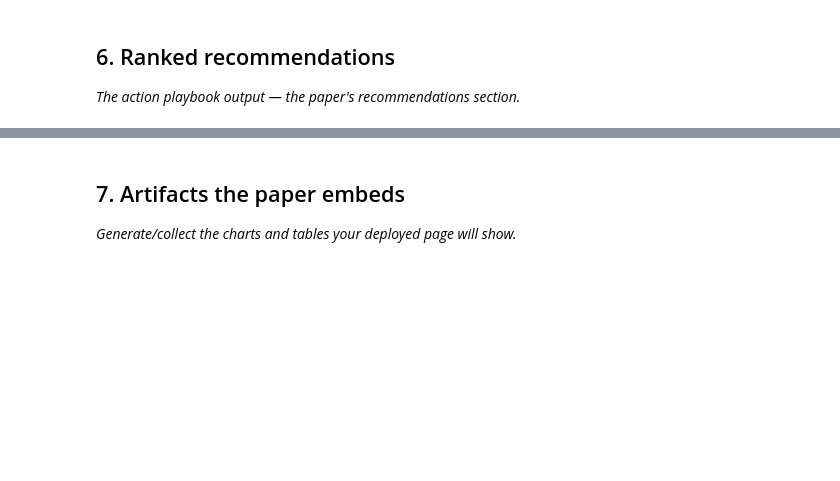
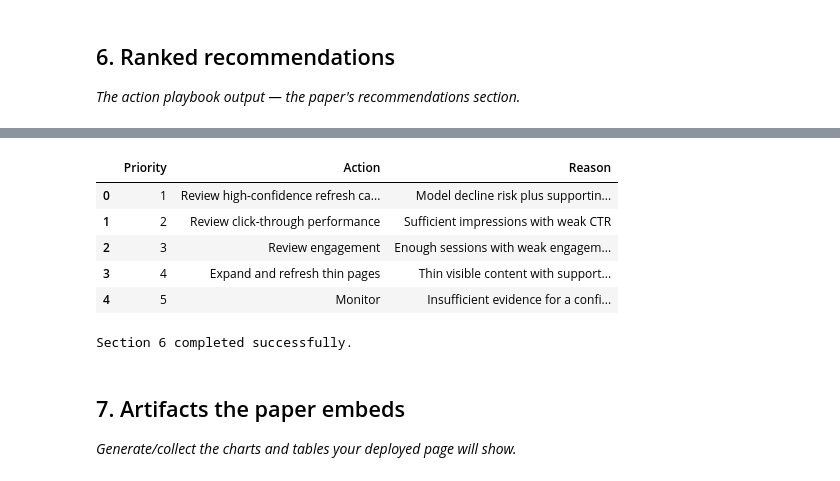
Before and after one commit to muqaddaszaheer/flyrank-ml-internship, a Jupyter notebook: work/notebooks/capstone.ipynb, the cells around one changed output, grey strips where cells are left out. Saved outputs shown, nothing was run; the diff lists cells and outputs as text; code cells hidden in the pictures; blank space fills up the shorter version.

```diff
--- a/work/notebooks/capstone.ipynb
+++ b/work/notebooks/capstone.ipynb
@@ -33,3 +270,43 @@ This skeleton is yours to fill. Work the sections **in order** — each one has
+# %%
+recommendations = pd.DataFrame([
+    {
+        "Priority": 1,
+        "Action": "Review high-confidence refresh candidates",
+        "Reason": "Model decline risk plus supporting performance signals"
+    },
+    {
+        "Priority": 2,
+        "Action": "Review click-through performance",
+        "Reason": "Sufficient impressions with weak CTR"
+    },
+    {
+        "Priority": 3,
+        "Action": "Review engagement",
+        "Reason": "Enough sessions with weak engagement or scroll signals"
+    },
+    {
+        "Priority": 4,
+        "Action": "Expand and refresh thin pages",
+        "Reason": "Thin visible content with supporting evidence"
+    },
+    {
+        "Priority": 5,
+        "Action": "Monitor",
+        "Reason": "Insufficient evidence for a confident intervention"
+    },
+])
+
+display(recommendations)
+
+print("Section 6 completed successfully.")
+# %% [output]
+|  | Priority | Action | Reason |
+| 0 | 1 | Review high-confidence refresh ca... | Model decline risk plus supportin... |
+| 1 | 2 | Review click-through performance | Sufficient impressions with weak CTR |
+| 2 | 3 | Review engagement | Enough sessions with weak engagem... |
+| 3 | 4 | Expand and refresh thin pages | Thin visible content with support... |
+| 4 | 5 | Monitor | Insufficient evidence for a confi... |
+Section 6 completed successfully.
 # %% [markdown]
 ## 7. Artifacts the paper embeds
 
```
Also changed, not shown: parts of 15 cells of this notebook.
